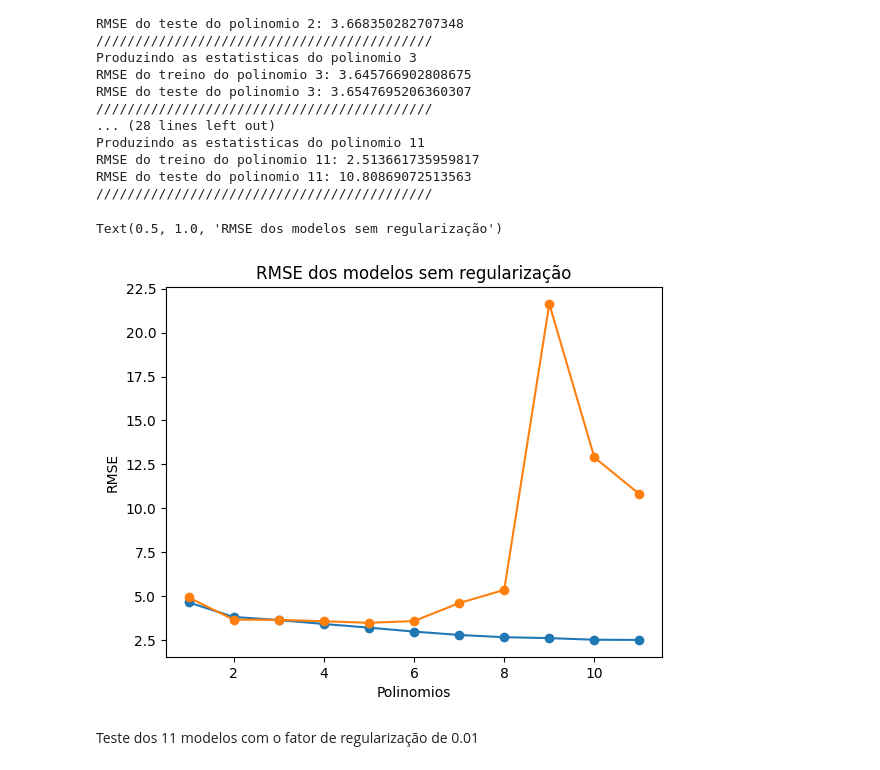
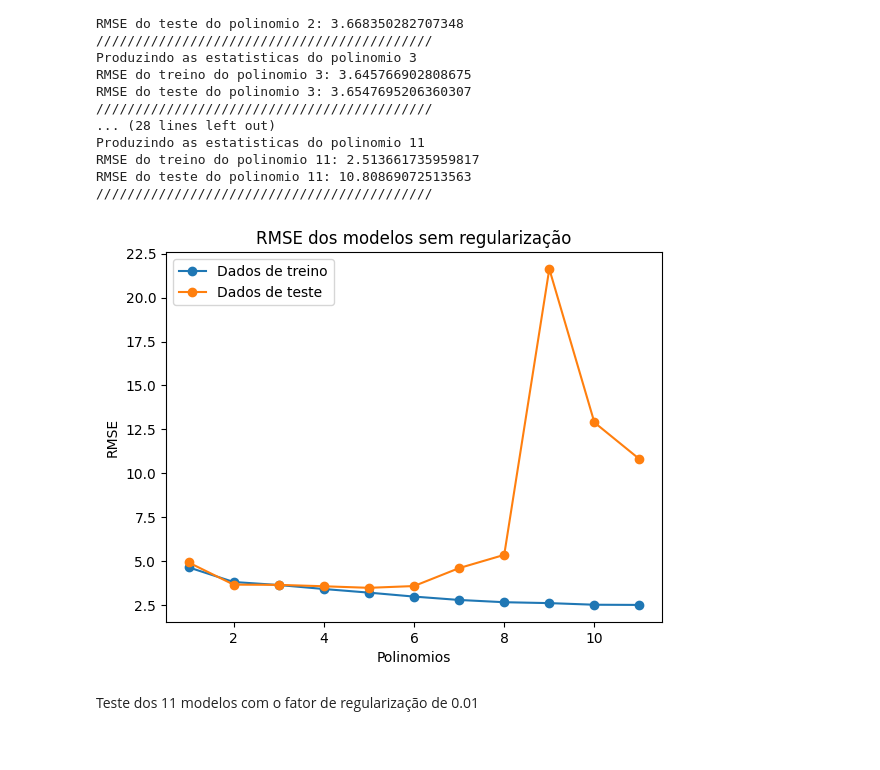
Before and after one commit to J0hnV1ct0r/Rpad, a Jupyter notebook: Regressao_polinomial.ipynb, the cells around one changed output. Cells and saved outputs as stored; diff of their text form; code cells hidden in the pictures.

```diff
--- a/Regressao_polinomial.ipynb
+++ b/Regressao_polinomial.ipynb
@@ -218,13 +218,14 @@ RMSE do teste do polinomio 11: 10.80869072513563
 # %%
 plt.plot(range(1,12),rmse_train,marker='o',label="Dados de treino")
 plt.plot(range(1,12),rmse_test,marker='o', label="Dados de teste")
 # Rótulos dos eixos e título
 plt.xlabel("Polinomios")
 plt.ylabel("RMSE")
 plt.title("RMSE dos modelos sem regularização")
+plt.legend()
+plt.show()
 # %% [output]
-Text(0.5, 1.0, 'RMSE dos modelos sem regularização')
-[figure, old version]
+[figure, new version]
 # %% [markdown]
 Teste dos 11 modelos com o fator de regularização de 0.01
 # %%
```
Also changed, not shown: parts of 9 cells of this notebook.
